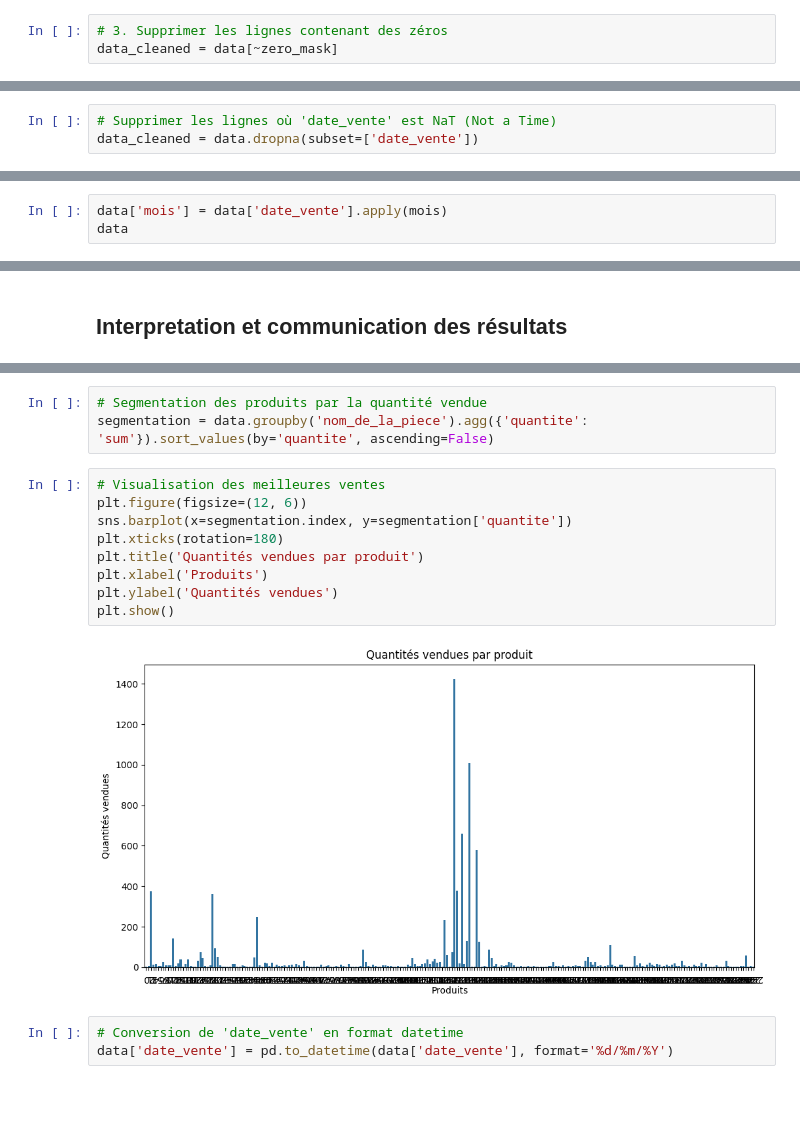
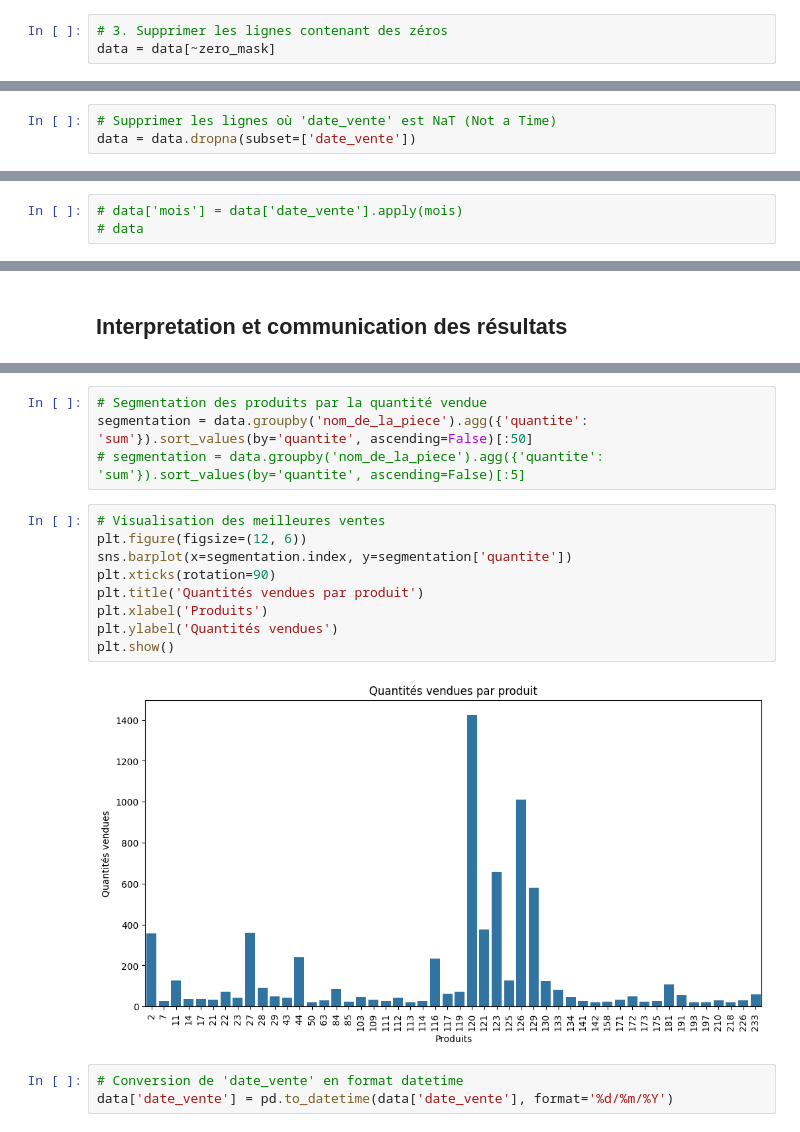
Before and after one commit to Akon2020/flaskProject, a Jupyter notebook: analyse.ipynb, the cells around one changed output, grey strips where cells are left out. Drawn from its saved outputs; the diff is of its cells as text; blank space fills up the shorter version.

```diff
--- a/analyse.ipynb
+++ b/analyse.ipynb
@@ -169,6 +178,6 @@ print(f"Nombre de lignes contenant des zéros : {nb_zero_rows}")
 Nombre de lignes contenant des zéros : 0
 # %%
 # 3. Supprimer les lignes contenant des zéros
-data_cleaned = data[~zero_mask]
+data = data[~zero_mask]
 # %%
 # 4. Vérifier que les lignes avec des zéros ont été supprimées
@@ -198,6 +207,6 @@ invalid_date_rows  # Vérification des lignes restantes avec NaT
 108 rows × 6 columns
 # %%
 # Supprimer les lignes où 'date_vente' est NaT (Not a Time)
-data_cleaned = data.dropna(subset=['date_vente'])
+data = data.dropna(subset=['date_vente'])
 # %%
 # Vérifier le nombre de lignes après suppression
@@ -239,5 +248,5 @@ prix_unitaire_de_vente           float64
 prix_total_de_vente              float64
 dtype: object
 # %%
-data['mois'] = data['date_vente'].apply(mois)
-data
+# data['mois'] = data['date_vente'].apply(mois)
+# data
@@ -384,17 +435,18 @@ plt.show()
 # %%
 # Segmentation des produits par la quantité vendue
-segmentation = data.groupby('nom_de_la_piece').agg({'quantite': 'sum'}).sort_values(by='quantite', ascending=False)
+segmentation = data.groupby('nom_de_la_piece').agg({'quantite': 'sum'}).sort_values(by='quantite', ascending=False)[:50]
+# segmentation = data.groupby('nom_de_la_piece').agg({'quantite': 'sum'}).sort_values(by='quantite', ascending=False)[:5]
 # %%
 # Visualisation des meilleures ventes
 plt.figure(figsize=(12, 6))
 sns.barplot(x=segmentation.index, y=segmentation['quantite'])
-plt.xticks(rotation=180)
+plt.xticks(rotation=90)
 plt.title('Quantités vendues par produit')
 plt.xlabel('Produits')
 plt.ylabel('Quantités vendues')
 plt.show()
 # %% [output]
-[figure, old version]
+[figure, new version]
 # %%
 # Conversion de 'date_vente' en format datetime
 data['date_vente'] = pd.to_datetime(data['date_vente'], format='%d/%m/%Y')
```
Also changed, not shown: parts of 50 cells of this notebook, 2 other files.
